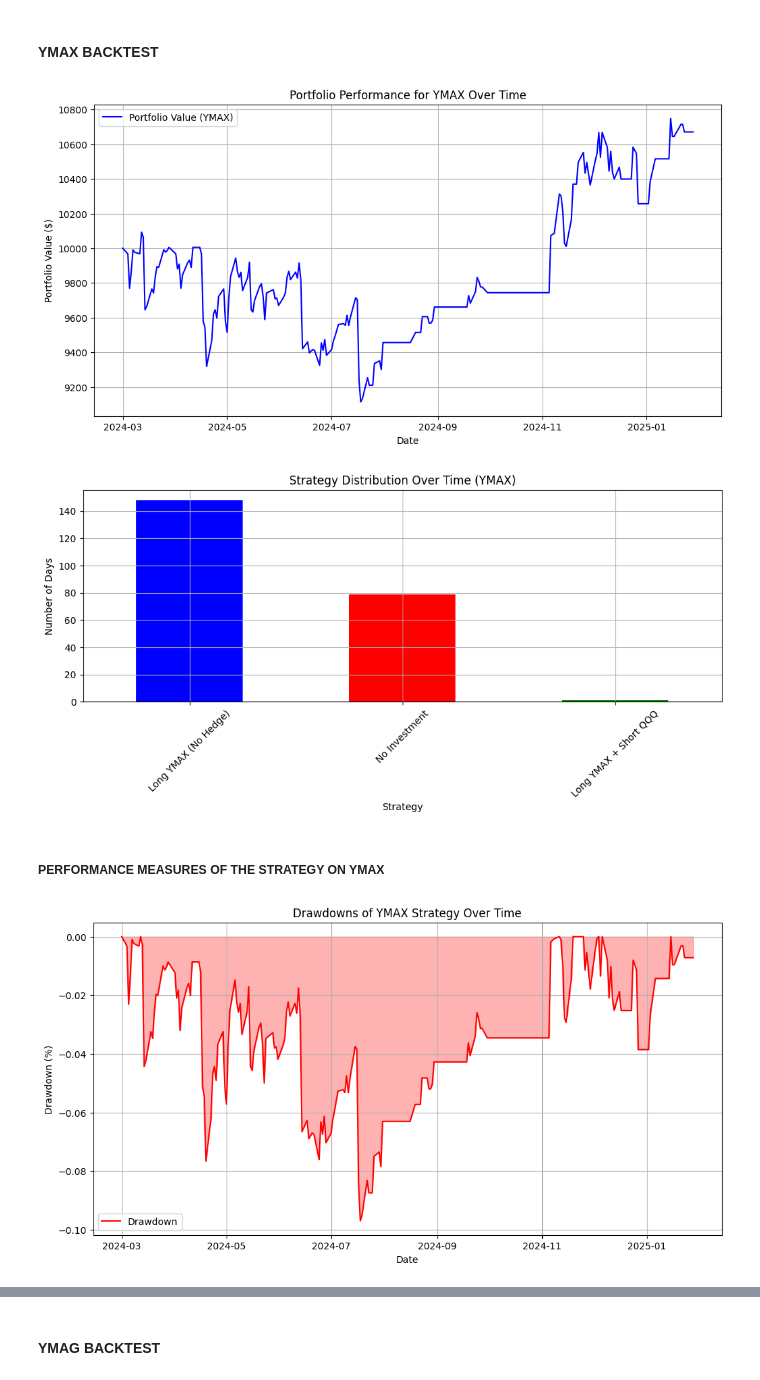
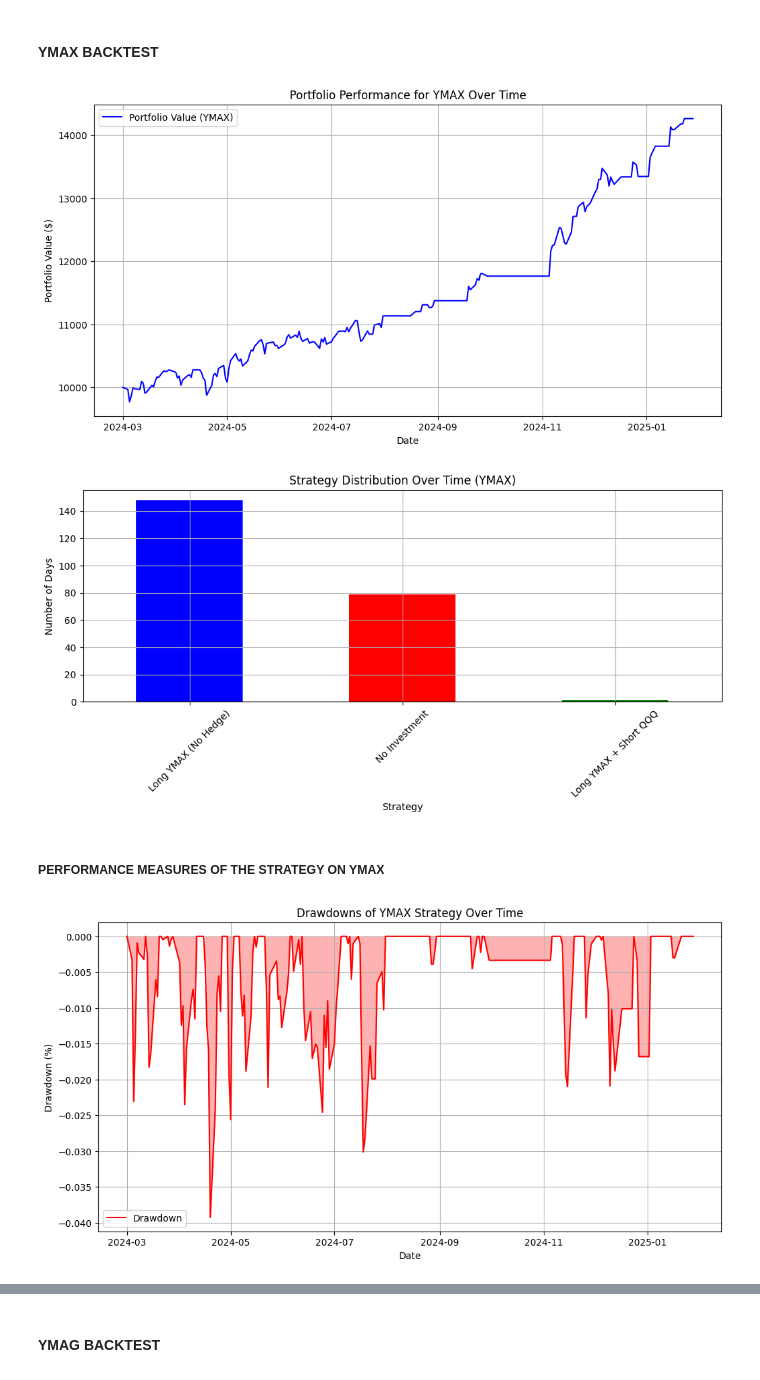
Before and after one commit to BensonMunene/Ratios-Strategy-App, a Jupyter notebook: Codes/Backtesting Code.ipynb, the cells around one changed output, grey strips where cells are left out. Drawn from its saved outputs; the diff is of its cells as text; code cells hidden in the pictures.

```diff
--- a/Codes/Backtesting Code.ipynb
+++ b/Codes/Backtesting Code.ipynb
@@ -387,7 +387,10 @@ ymax_df["Strategy"] = ymax_df.apply(determine_strategy_ymax, axis=1)
 
 # Initialize tracking columns
 ymax_df["Portfolio_Value"] = initial_investment
-ymax_df["QQQ_Short_Loss"] = 0
+
+# Initialize a column to track QQQ shorted shares
+ymax_df["QQQ_Shares_Short"] = 0
+
 
 # Iterate over rows to simulate performance
 for i in range(1, len(ymax_df)):
@@ -395,24 +398,44 @@ for i in range(1, len(ymax_df)):
     strategy = ymax_df.loc[i, "Strategy"]
 
     if strategy == "Long YMAX (No Hedge)":
-        ymax_return = (ymax_df.loc[i, "YMAX"] / ymax_df.loc[i-1, "YMAX"]) - 1
-        div_ymax = ymax_df.loc[i, "YMAX Dividends"]
+        # Calculate the number of shares held
+        shares_held = prev_value / ymax_df.loc[i-1, "YMAX"]
 
-        # Account for dividends
-        ymax_df.loc[i, "Portfolio_Value"] = prev_value * (1 + ymax_return) + div_ymax
+        # Get today's price and dividends per share
+        today_price = ymax_df.loc[i, "YMAX"]
+        today_dividend = ymax_df.loc[i, "YMAX Dividends"]
+
+        # Compute new portfolio value
+        ymax_df.loc[i, "Portfolio_Value"] = shares_held * (today_price + today_dividend)
 
     elif strategy == "Long YMAX + Short QQQ":
-        ymax_return = (ymax_df.loc[i, "YMAX"] / ymax_df.loc[i-1, "YMAX"]) - 1
-        qqq_return = (ymax_df.loc[i, "QQQ"] / ymax_df.loc[i-1, "QQQ"]) - 1
+        # Calculate the number of YMAX shares held
+        shares_held = prev_value / ymax_df.loc[i-1, "YMAX"]
 
-        hedge_loss = -qqq_return  # Short side
-        div_ymax = ymax_df.loc[i, "YMAX Dividends"]
+        # Get today's price and dividends per share
+        today_price = ymax_df.loc[i, "YMAX"]
+        today_dividend = ymax_df.loc[i, "YMAX Dividends"]
 
-        ymax_df.loc[i, "QQQ_Short_Loss"] = prev_value * hedge_loss
-        ymax_df.loc[i, "Portfolio_Value"] = prev_value * (1 + ymax_return) - ymax_df.loc[i, "QQQ_Short_Loss"] + div_ymax
+        # Handle QQQ Hedge
+        if ymax_df.loc[i-1, "Strategy"] != "Long YMAX + Short QQQ":
+            # First time hedge is applied → Short QQQ
+            ymax_df.loc[i, "QQQ_Shares_Short"] = prev_value / ymax_df.loc[i-1, "QQQ"]
+        else:
+            # Continue holding the short position
+            ymax_df.loc[i, "QQQ_Shares_Short"] = ymax_df.loc[i-1, "QQQ_Shares_Short"]
+
+        # Compute hedge loss
+        hedge_loss = ymax_df.loc[i, "QQQ_Shares_Short"] * (ymax_df.loc[i, "QQQ"] - ymax_df.loc[i-1, "QQQ"])
+
+        # Store hedge loss
+        ymax_df.loc[i, "QQQ_Short_Loss"] = hedge_loss
+
+        # Compute new portfolio value
+        ymax_df.loc[i, "Portfolio_Value"] = (shares_held * (today_price + today_dividend)) - hedge_loss
 
     elif strategy == "No Investment":
         ymax_df.loc[i, "Portfolio_Value"] = prev_value  # Stay in cash
+
 
 # Plot Portfolio Performance for YMAX
 plt.figure(figsize=(12, 6))
@@ -434,7 +457,7 @@ plt.xticks(rotation=45)
 plt.grid()
 plt.show()
 # %% [output]
-[figure, old version]
+[figure, new version]
 [figure]
 # %% [markdown]
 ##### PERFORMANCE MEASURES OF THE STRATEGY ON YMAX
@@ -452,34 +475,34 @@ performance_metrics_ymax["Total Return (%)"] = (ymax_df["Portfolio_Value"].iloc[
 num_days = (ymax_df["Date"].iloc[-1] - ymax_df["Date"].iloc[0]).days
 years = num_days / 365
 performance_metrics_ymax["CAGR (%)"] = ((ymax_df["Portfolio_Value"].iloc[-1] / ymax_df["Portfolio_Value"].iloc[0]) ** (1 / years) - 1) * 100
 
 # **Annualized Volatility (%)**
 performance_metrics_ymax["Annualized Volatility (%)"] = ymax_df["Portfolio_Return"].std() * np.sqrt(252) * 100
 
 # **Sharpe Ratio** (assuming risk-free rate = 2%)
 risk_free_rate = 0.02
 sharpe_ratio_ymax = (performance_metrics_ymax["CAGR (%)"] / 100 - risk_free_rate) / (performance_metrics_ymax["Annualized Volatility (%)"] / 100)
 performance_metrics_ymax["Sharpe Ratio"] = sharpe_ratio_ymax
 
 # **Max Drawdown (%)**
 rolling_max_ymax = ymax_df["Portfolio_Value"].cummax()
 drawdown_ymax = (ymax_df["Portfolio_Value"] / rolling_max_ymax) - 1
 performance_metrics_ymax["Max Drawdown (%)"] = drawdown_ymax.min() * 100
 
 # Convert performance metrics to DataFrame
-performance_df_ymax = pd.DataFrame(performance_metrics_ymax, index=["YMAX Strategy"])
+performance_df = pd.DataFrame(performance_metrics_ymax, index=["YMAX Strategy"])
 
 # 2️⃣ **Plot Portfolio Drawdowns for YMAX**
 plt.figure(figsize=(12, 6))
 plt.plot(ymax_df["Date"], drawdown_ymax, label="Drawdown", color="red")
 plt.fill_between(ymax_df["Date"], drawdown_ymax, color="red", alpha=0.3)
 plt.xlabel("Date")
 plt.ylabel("Drawdown (%)")
 plt.title("Drawdowns of YMAX Strategy Over Time")
 plt.legend()
 plt.grid()
 plt.show()
 # %% [output]
-[figure, old version]
+[figure, new version]
 # %%
 # Display the performance metrics for YMAX
```
Also changed, not shown: parts of 6 cells of this notebook, 2 other files.
